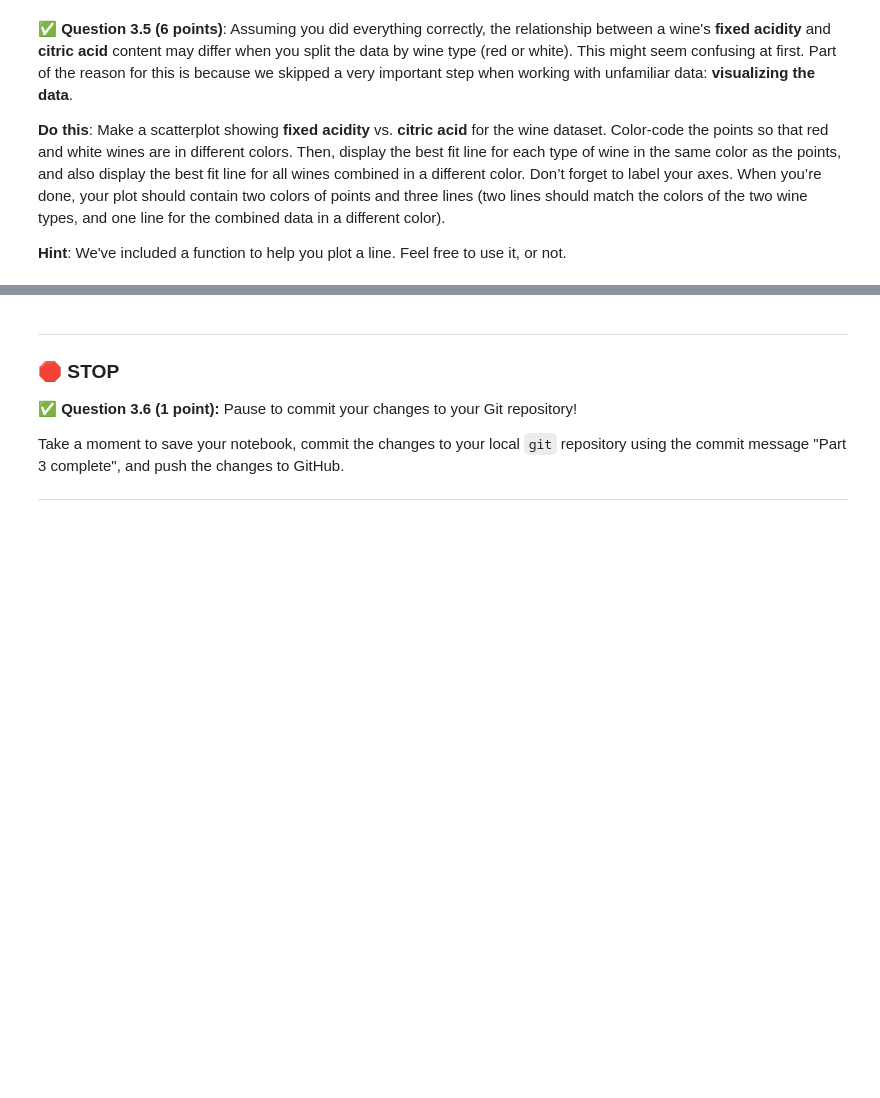
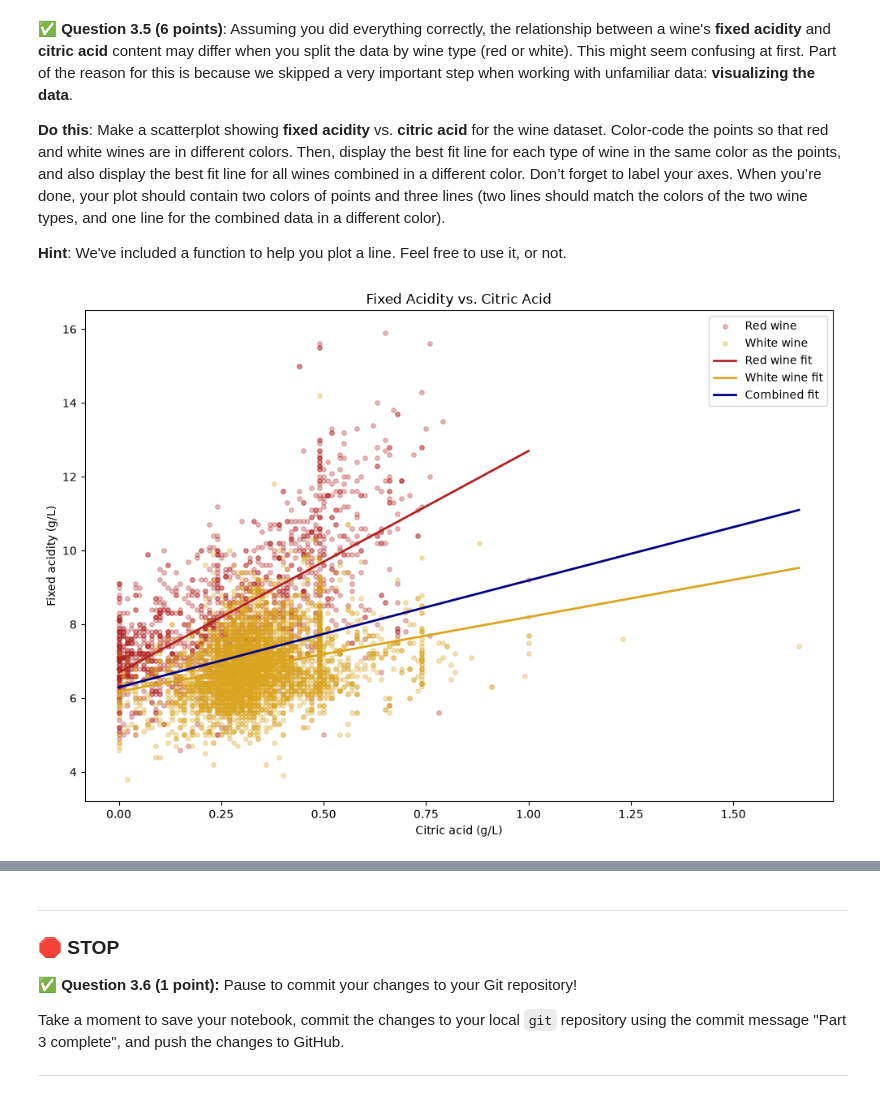
Before and after one commit to ykalani/CMSE202-f26-turnin, a Jupyter notebook: hw-03/HW03-Regression-STUDENT.ipynb, the cells around one changed output, grey strips where cells are left out. Saved outputs shown, nothing was run; the diff lists cells and outputs as text; code cells hidden in the pictures; blank space fills up the shorter version.

```diff
--- a/hw-03/HW03-Regression-STUDENT.ipynb
+++ b/hw-03/HW03-Regression-STUDENT.ipynb
@@ -386,4 +415,8 @@ This regression analysis can reveal subtle patterns in acidity management, helpi
 
 &#9989; **Question 3.3.1 (2 points)**: Using the `OLS` method in `statsmodels`, perform a linear regression to predict the **fixed acidity** of red wine samples using **citric acid** as the predictor, and display the results summary.
 # %%
-# Put your code here
+X_red = sm.add_constant(red_wine[["citric acid"]])
+y_red = red_wine["fixed acidity"]
+red_model = sm.OLS(y_red, X_red)
+red_results = red_model.fit()
+print(red_results.summary())
@@ -395,4 +446,8 @@ This regression analysis can reveal subtle patterns in acidity management, helpi
 
 &#9989; **Question 3.3.2 (2 points)**: Using the `OLS` method in `statsmodels`, perform a linear regression to predict the **fixed acidity** of white wine samples using **citric acid** as the predictor, and display the results summary.
 # %%
-# Put your code here
+X_white = sm.add_constant(white_wine[["citric acid"]])
+y_white = white_wine["fixed acidity"]
+white_model = sm.OLS(y_white, X_white)
+white_results = white_model.fit()
+print(white_results.summary())
@@ -423,14 +498,37 @@ This regression analysis can reveal subtle patterns in acidity management, helpi
 
 **Hint**: We've included a function to help you plot a line. Feel free to use it, or not.
 # %%
-# Put your code here
-
 import matplotlib.pyplot as plt
 import numpy as np
+
 def plot_line(slope, intercept, xmin, xmax, color):
-    xline = np.array([xmin,xmax])
-    yline = slope*xline+intercept
-    plt.plot(xline,yline,color)
+    xline = np.array([xmin, xmax])
+    yline = slope * xline + intercept
+    plt.plot(xline, yline, color)
+
+plt.figure(figsize=(10, 7))
+plt.scatter(red_wine["citric acid"], red_wine["fixed acidity"],
+            color="firebrick", alpha=0.3, s=15, label="Red wine")
+plt.scatter(white_wine["citric acid"], white_wine["fixed acidity"],
+            color="goldenrod", alpha=0.3, s=15, label="White wine")
+
+x_red = np.array([red_wine["citric acid"].min(), red_wine["citric acid"].max()])
+x_white = np.array([white_wine["citric acid"].min(), white_wine["citric acid"].max()])
+x_combined = np.array([combined_wine["citric acid"].min(), combined_wine["citric acid"].max()])
+plt.plot(x_red, red_results.params["const"] + red_results.params["citric acid"] * x_red,
+         color="firebrick", linewidth=2, label="Red wine fit")
+plt.plot(x_white, white_results.params["const"] + white_results.params["citric acid"] * x_white,
+         color="goldenrod", linewidth=2, label="White wine fit")
+plt.plot(x_combined, combined_results.params["const"] + combined_results.params["citric acid"] * x_combined,
+         color="navy", linewidth=2, label="Combined fit")
+plt.xlabel("Citric acid (g/L)")
+plt.ylabel("Fixed acidity (g/L)")
+plt.title("Fixed Acidity vs. Citric Acid")
+plt.legend()
+plt.tight_layout()
+plt.show()
+# %% [output]
+[figure, added]
 # %% [markdown]
 <!-- END QUESTION -->
 <!-- DO NOT MODIFY OR DELETE THIS CELL. Make sure your solution to the question above is in the cell(s) above this one. -->
```
Also changed, not shown: parts of 7 cells of this notebook.
